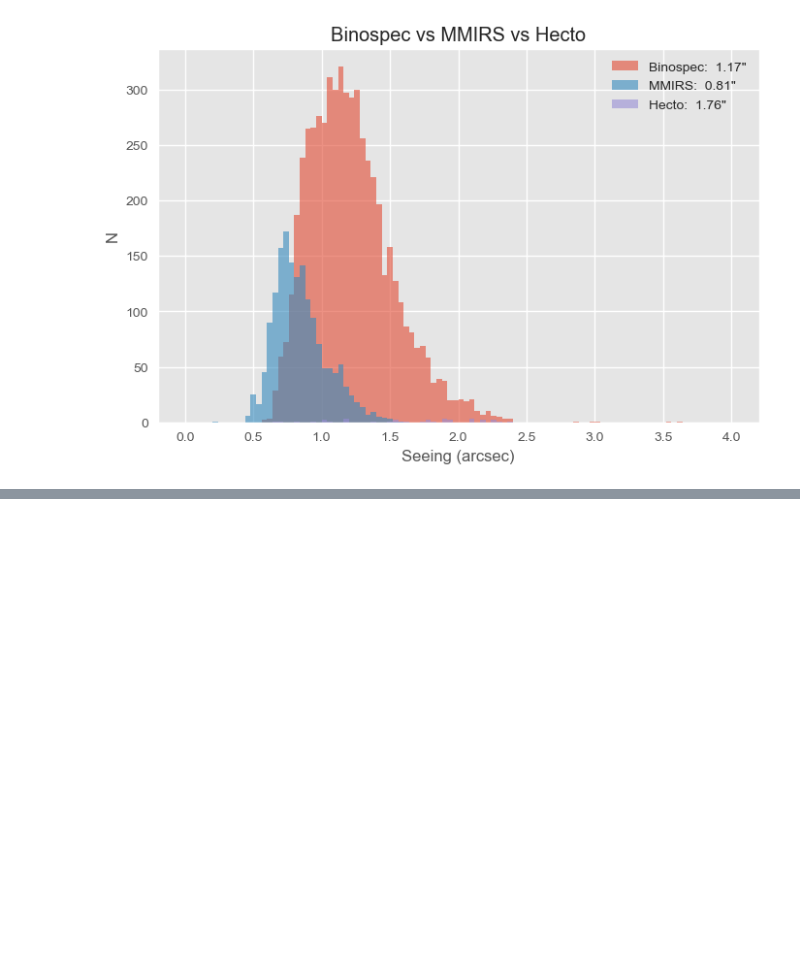
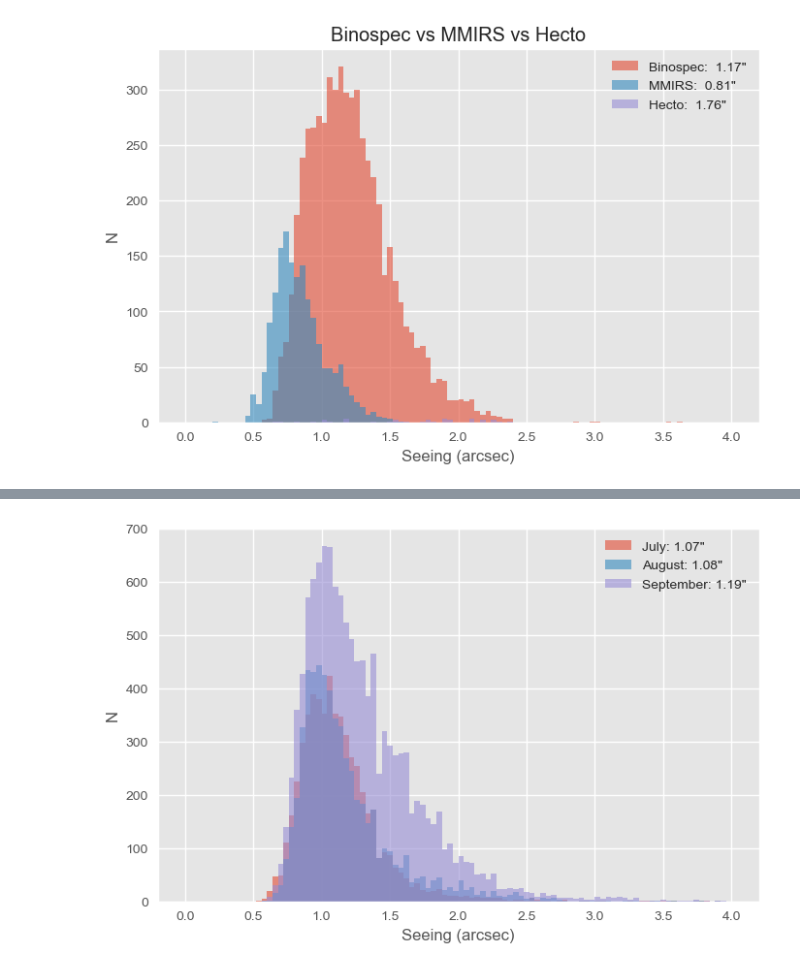
Before and after one commit to MMTObservatory/seeing_analysis, a Jupyter notebook: Seeing Summary - 2022_q3.ipynb, the cells around one changed output, grey strips where cells are left out. Saved outputs shown, nothing was run; the diff lists cells and outputs as text; code cells hidden in the pictures; blank space fills up the shorter version.

```diff
--- a/Seeing Summary - 2022_q3.ipynb
+++ b/Seeing Summary - 2022_q3.ipynb
@@ -225,0 +291,20 @@ mmirs = fixed[fixed['wfs'] == 'mmirs']
+# %%
+# panda time indexing makes it easy to group by month
+fig = plt.figure(figsize=(8, 5))
+cyc_months = {}
+legends = []
+cyc_months['July'] = cyclop_q3.loc['2022-07']
+cyc_months['August'] = cyclop_q3.loc['2022-08']
+cyc_months['September'] = cyclop_q3.loc['2022-09']
+for m in months:
+    plt.hist(cyc_months[m]['seeing'], bins=100, range=(0.0, 4.0), label=m, alpha=0.6)
+    legend = "%s: %.2f\"" % (m, np.median(cyc_months[m]['seeing']))
+    legends.append(legend)
+plt.legend(legends)
+plt.xlabel("Seeing (arcsec)")
+plt.ylabel("N")
+#plt.title("Data and median seeing values grouped by month")
+plt.savefig("2022q3_cyclop_monthly.png")
+plt.show()
+# %% [output]
+[figure, added]
```
Also changed, not shown: parts of 10 cells of this notebook, 5 other files.
